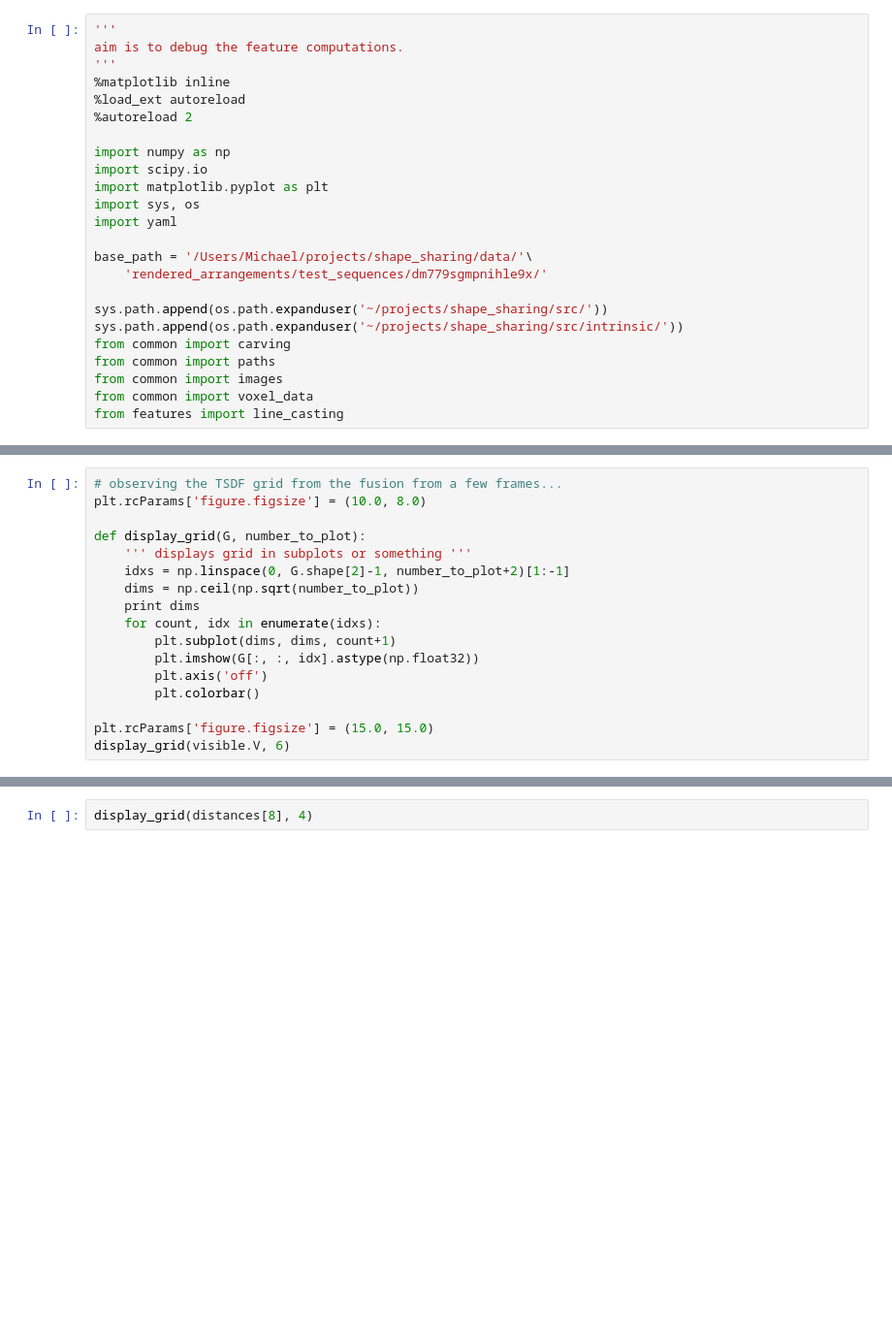
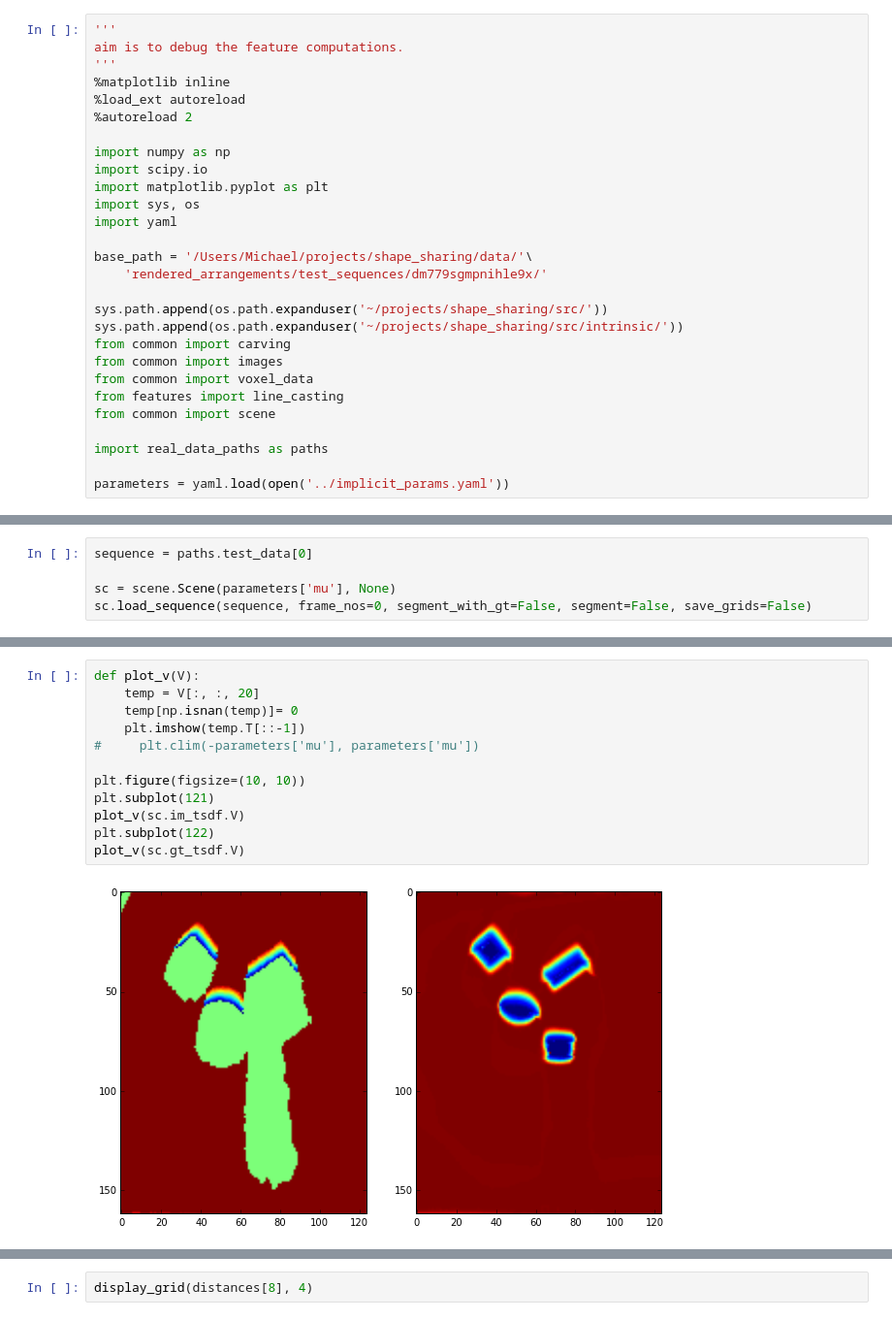
Before and after one commit to hero9968/voxlets, a Jupyter notebook: src/implicit/ipynb/feature_debug.ipynb, the cells around one changed output, grey strips where cells are left out. Shown at 97% size. Drawn from its saved outputs; the diff is of its cells as text; blank space fills up the shorter version.

```diff
--- a/src/implicit/ipynb/feature_debug.ipynb
+++ b/src/implicit/ipynb/feature_debug.ipynb
@@ -18,7 +18,11 @@ base_path = '/Users/Michael/projects/shape_sharing/data/'\
 sys.path.append(os.path.expanduser('~/projects/shape_sharing/src/'))
 sys.path.append(os.path.expanduser('~/projects/shape_sharing/src/intrinsic/'))
 from common import carving
-from common import paths
 from common import images
 from common import voxel_data
 from features import line_casting
+from common import scene
+
+import real_data_paths as paths
+
+parameters = yaml.load(open('../implicit_params.yaml'))
@@ -46,17 +32,5 @@ partial_tsdf, visible = carver.fuse(0.1)
-# %%
-# observing the TSDF grid from the fusion from a few frames...
-plt.rcParams['figure.figsize'] = (10.0, 8.0)
-
-def display_grid(G, number_to_plot):
-    ''' displays grid in subplots or something '''
-    idxs = np.linspace(0, G.shape[2]-1, number_to_plot+2)[1:-1]
-    dims = np.ceil(np.sqrt(number_to_plot))
-    print dims
-    for count, idx in enumerate(idxs):
-        plt.subplot(dims, dims, count+1)
-        plt.imshow(G[:, :, idx].astype(np.float32))
-        plt.axis('off')
-        plt.colorbar()
-
-plt.rcParams['figure.figsize'] = (15.0, 15.0)
-display_grid(visible.V, 6)
+# %%
+sequence = paths.test_data[0]
+
+sc = scene.Scene(parameters['mu'], None)
+sc.load_sequence(sequence, frame_nos=0, segment_with_gt=False, segment=False, save_grids=False)
@@ -63,2 +39,16 @@ display_grid(visible.V, 6)
+# %%
+def plot_v(V):
+    temp = V[:, :, 20]
+    temp[np.isnan(temp)]= 0
+    plt.imshow(temp.T[::-1])
+#     plt.clim(-parameters['mu'], parameters['mu'])
+
+plt.figure(figsize=(10, 10))
+plt.subplot(121)
+plot_v(sc.im_tsdf.V)
+plt.subplot(122)
+plot_v(sc.gt_tsdf.V)
+# %% [output]
+[figure, added]
 # %%
 # now computing the distances and showing them... in some way!
```
Also changed, not shown: parts of 6 cells of this notebook, 7 other files.
